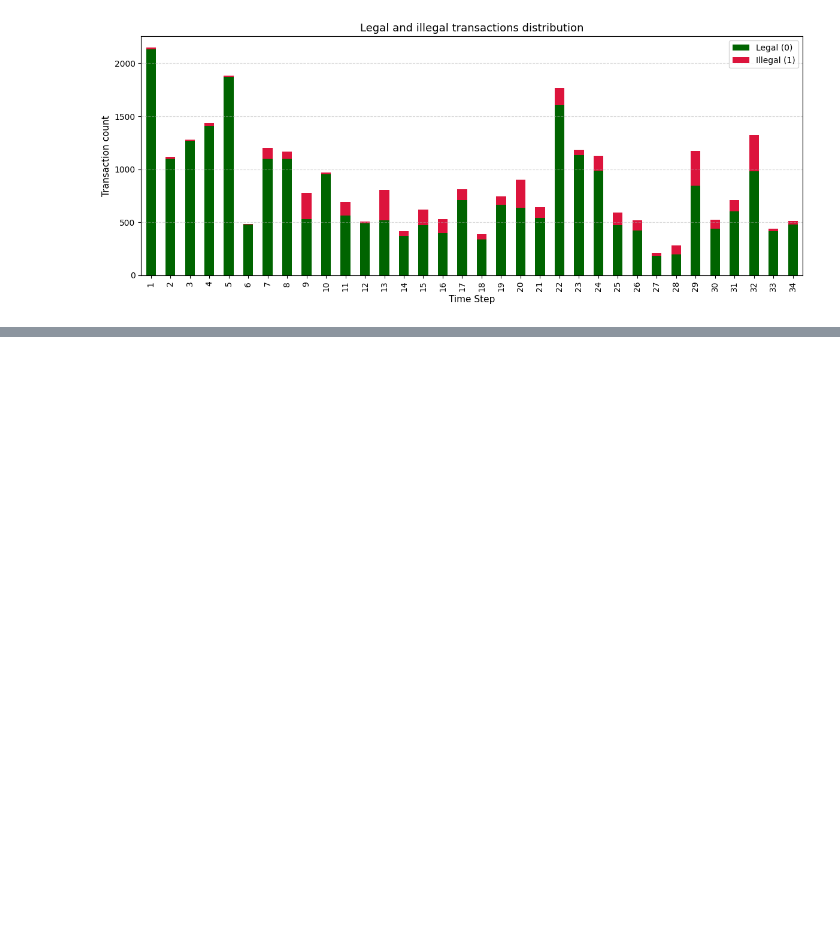
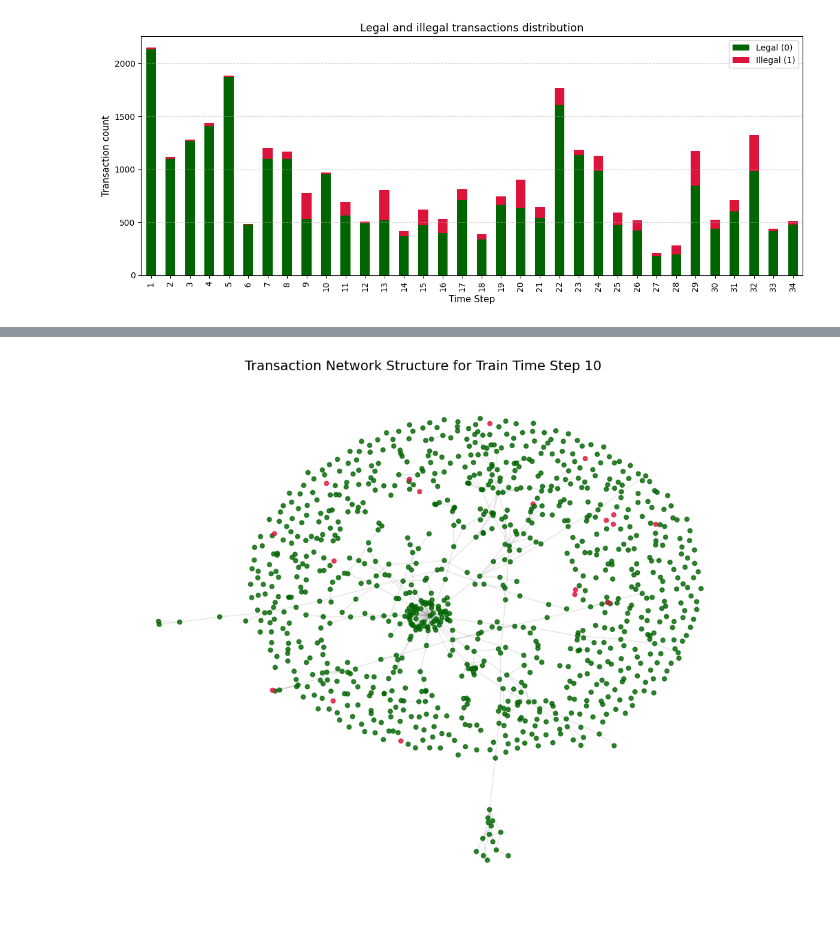
Before and after one commit to MrWlobo/Bitcoin_Transaction_ML, a Jupyter notebook: main.ipynb, the cells around one changed output, grey strips where cells are left out. Saved outputs shown, nothing was run; the diff lists cells and outputs as text; code cells hidden in the pictures; blank space fills up the shorter version.

```diff
--- a/main.ipynb
+++ b/main.ipynb
@@ -183,0 +223,4 @@ plt.show()
+# %%
+visualize_train_timestep(10)
+# %% [output]
+[figure, added]
```
Also changed, not shown: parts of 4 cells of this notebook.
